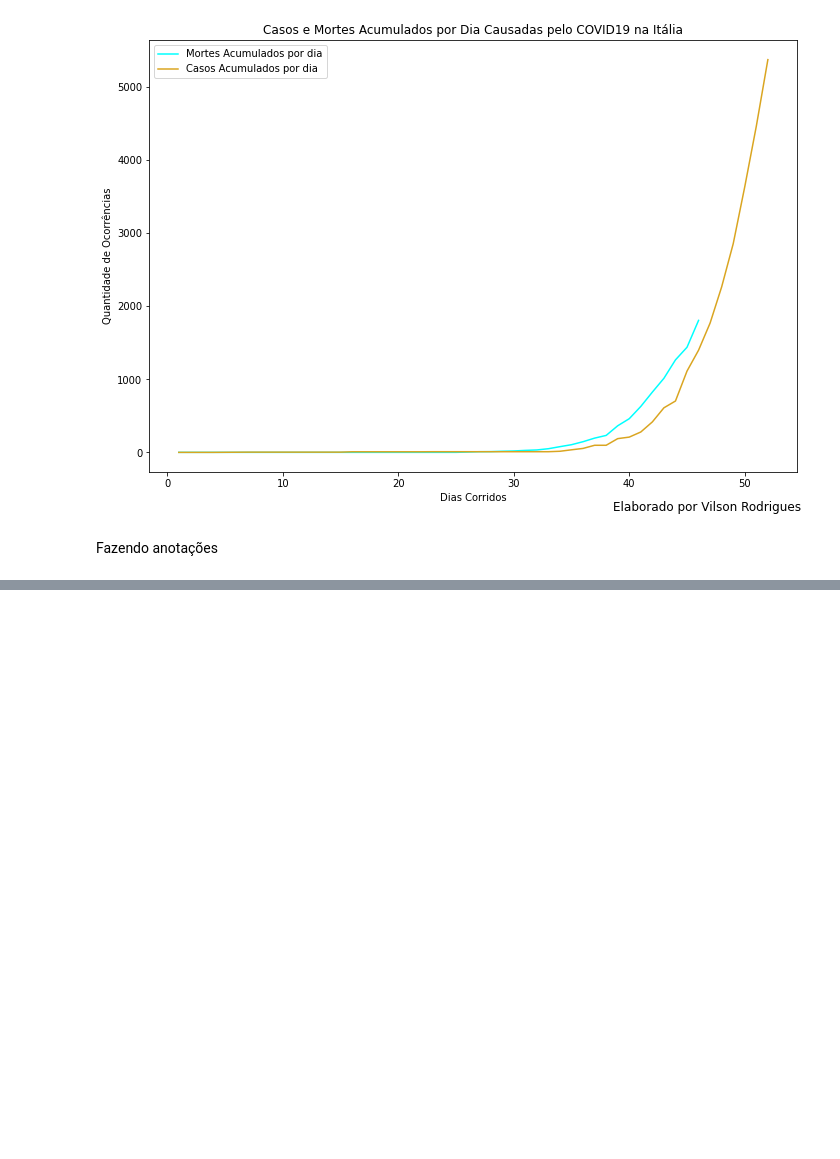
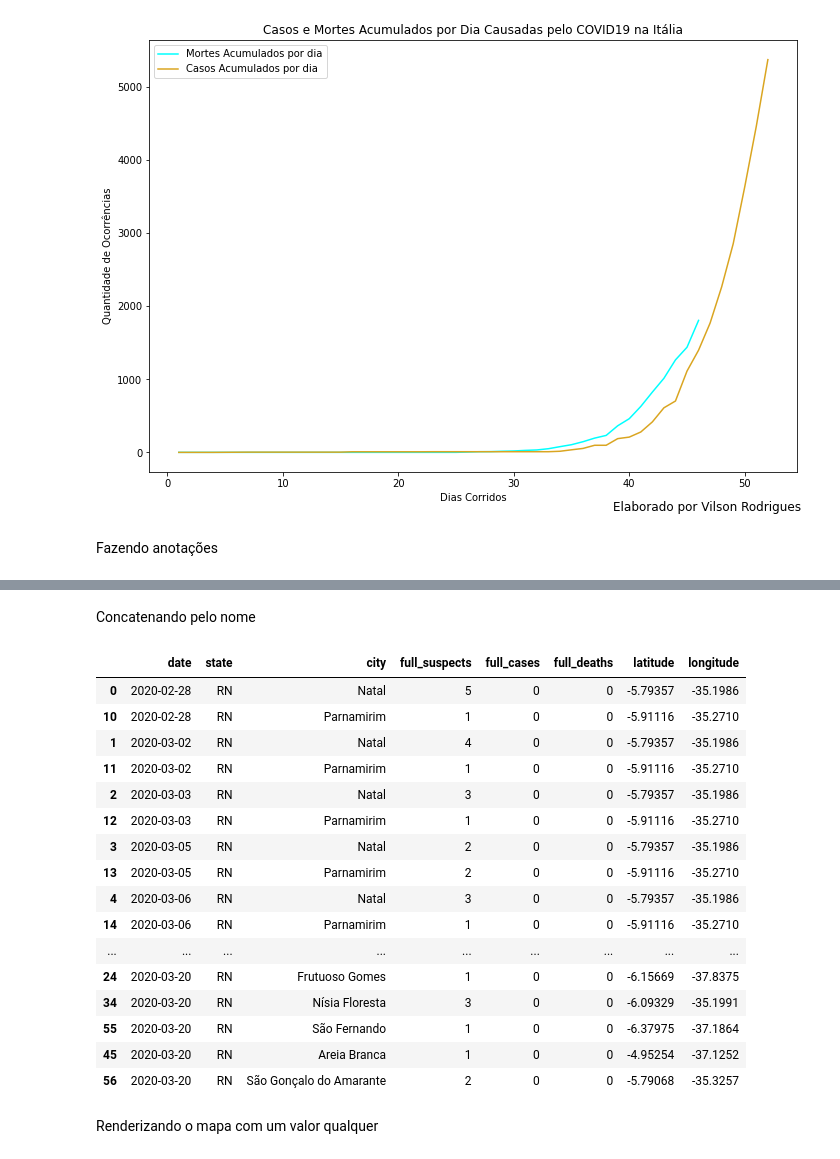
Before and after one commit to vilsonrodrigues/COVID19, a Jupyter notebook: COVID19.ipynb, the cells around one changed output, grey strips where cells are left out. Cells and saved outputs as stored; diff of their text form; code cells hidden in the pictures; blank space fills up the shorter version.

```diff
--- a/COVID19.ipynb
+++ b/COVID19.ipynb
@@ -60,0 +63,3 @@ full_dataset.head()
+# %%
+data_RN = pd.read_csv("https://raw.githubusercontent.com/vilsonrodrigues/COVID19/master/rn-covid19.csv",encoding="iso-8859-1")
+data_RN.tail(2)
@@ -305,0 +361,3 @@ plt.show()
+# %%
+city_lat_long =  pd.read_csv("https://raw.githubusercontent.com/kelvins/Municipios-Brasileiros/master/csv/municipios.csv")
+city_lat_long.head(2)
@@ -305,0 +370,4 @@ plt.show()
+# %%
+city_lat_long_rn = city_lat_long.loc[city_lat_long["codigo_uf"] == 24,["nome","latitude","longitude"]]
+city_lat_long_rn.rename(columns={"nome":"city"},inplace = True)
+city_lat_long_rn.head(2)
@@ -305,0 +400,24 @@ plt.show()
+# %% [markdown]
+Concatenando pelo nome
+# %%
+data_city_RN = data_RN.merge(city_lat_long_rn, on = "city")
+data_city_RN = data_city_RN.sort_values("date")
+data_city_RN
+# %% [output]
+|  | date | state | city | full_suspects | full_cases | full_deaths | latitude | longitude |
+| 0 | 2020-02-28 | RN | Natal | 5 | 0 | 0 | -5.79357 | -35.1986 |
+| 10 | 2020-02-28 | RN | Parnamirim | 1 | 0 | 0 | -5.91116 | -35.2710 |
+| 1 | 2020-03-02 | RN | Natal | 4 | 0 | 0 | -5.79357 | -35.1986 |
+| 11 | 2020-03-02 | RN | Parnamirim | 1 | 0 | 0 | -5.91116 | -35.2710 |
+| 2 | 2020-03-03 | RN | Natal | 3 | 0 | 0 | -5.79357 | -35.1986 |
+| 12 | 2020-03-03 | RN | Parnamirim | 1 | 0 | 0 | -5.91116 | -35.2710 |
+| 3 | 2020-03-05 | RN | Natal | 2 | 0 | 0 | -5.79357 | -35.1986 |
+| 13 | 2020-03-05 | RN | Parnamirim | 2 | 0 | 0 | -5.91116 | -35.2710 |
+| 4 | 2020-03-06 | RN | Natal | 3 | 0 | 0 | -5.79357 | -35.1986 |
+| 14 | 2020-03-06 | RN | Parnamirim | 1 | 0 | 0 | -5.91116 | -35.2710 |
+| ... | ... | ... | ... | ... | ... | ... | ... | ... |
+| 24 | 2020-03-20 | RN | Frutuoso Gomes | 1 | 0 | 0 | -6.15669 | -37.8375 |
+| 34 | 2020-03-20 | RN | Nísia Floresta | 3 | 0 | 0 | -6.09329 | -35.1991 |
+| 55 | 2020-03-20 | RN | São Fernando | 1 | 0 | 0 | -6.37975 | -37.1864 |
+| 45 | 2020-03-20 | RN | Areia Branca | 1 | 0 | 0 | -4.95254 | -37.1252 |
+| 56 | 2020-03-20 | RN | São Gonçalo do Amarante | 2 | 0 | 0 | -5.79068 | -35.3257 |
@@ -305,0 +428,2 @@ plt.show()
+# %% [markdown]
+Renderizando o mapa com um valor qualquer
```
Also changed, not shown: parts of 45 cells of this notebook.
